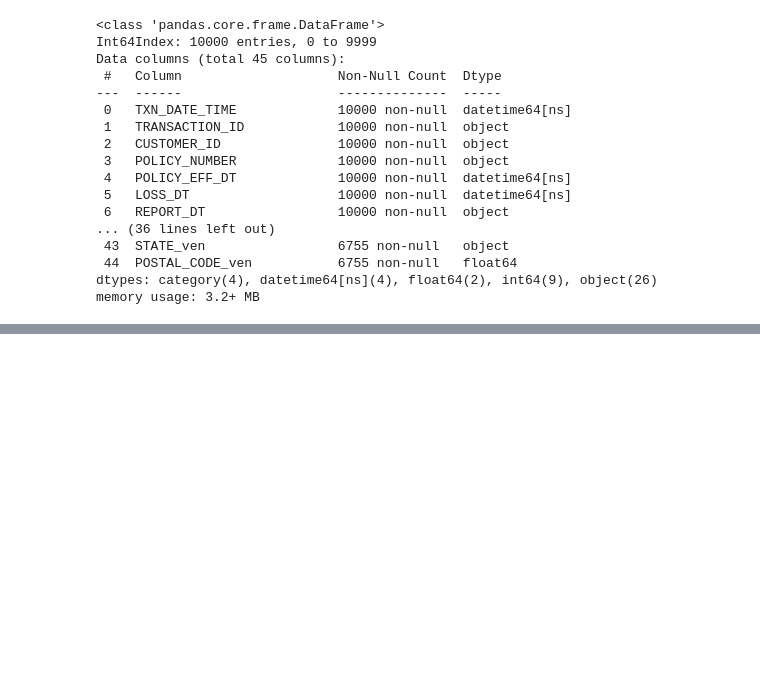
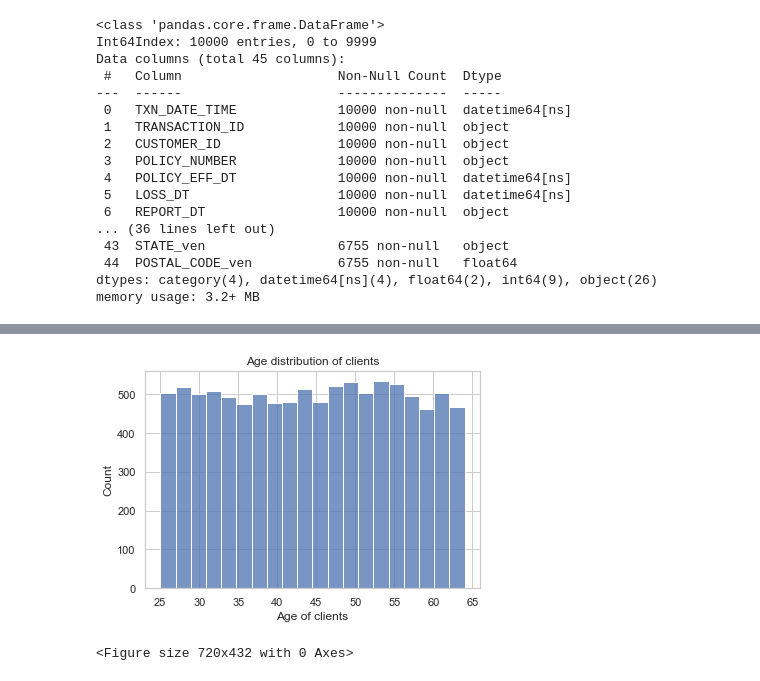
Before and after one commit to vats1703/Insurance_Claim_Fraud_Detection, a Jupyter notebook: insurance_prediction.ipynb, the cells around one changed output, grey strips where cells are left out. Cells and saved outputs as stored; diff of their text form; code cells hidden in the pictures; blank space fills up the shorter version.

```diff
--- a/insurance_prediction.ipynb
+++ b/insurance_prediction.ipynb
@@ -657,5 +625,3 @@ dtype: int64
-# %%
-merged_data1['VENDOR_ID'].fillna('Unknown', inplace = True)
 # %%
 final_merged_data = pd.merge(merged_data1, vendors, on = 'VENDOR_ID', how = 'left', suffixes=('', '_ven'))
 # %%
@@ -690,3 +656,8 @@ dtypes: category(4), datetime64[ns](4), float64(2), int64(9), object(26)
 memory usage: 3.2+ MB
 # %%
 final_merged_data['POSTAL_CODE_ven'] = final_merged_data['POSTAL_CODE_ven'].astype('Int64')
+# %%
+final_merged_data['ANY_INJURY'] = final_merged_data['ANY_INJURY'].astype('category')
+final_merged_data['POLICE_REPORT_AVAILABLE'] = final_merged_data['POLICE_REPORT_AVAILABLE'].astype('category')
+final_merged_data['ANY_INJURY'] = final_merged_data['ANY_INJURY'].replace({0: 'No', 1: 'Yes'})
+final_merged_data['POLICE_REPORT_AVAILABLE'] = final_merged_data['POLICE_REPORT_AVAILABLE'].replace({0: 'No', 1: 'Yes'})
@@ -692,0 +688,6 @@ final_merged_data['POSTAL_CODE_ven'] = final_merged_data['POSTAL_CODE_ven'].asty
+# %%
+for column in ['POSTAL_CODE','POSTAL_CODE_emp','POSTAL_CODE_ven']:
+    final_merged_data[column] = final_merged_data[column].astype(str)
+   #print(final_merged_data[column].dtype)
+    final_merged_data[column] = final_merged_data[column].apply(lambda x: '0' + x if len(x) < 5 else x)
+    print(final_merged_data[column].dtype)
@@ -839,0 +742,12 @@ sns.barplot(x='age'].value_counts().index, y=insurance['INSURANCE_TYPE'].value_c
+# %%
+sns.set_theme(style="whitegrid")
+
+# Set figure size
+# %%
+ax = sns.histplot(final_merged_data['AGE'], bins = 20)
+plt.figure(figsize=(10, 6))
+ax.set(xlabel='Age of clients', ylabel='Count', title='Age distribution of clients')
+plt.show()
+# %% [output]
+[figure, added]
+<Figure size 720x432 with 0 Axes>
```
Also changed, not shown: parts of 68 cells of this notebook.
